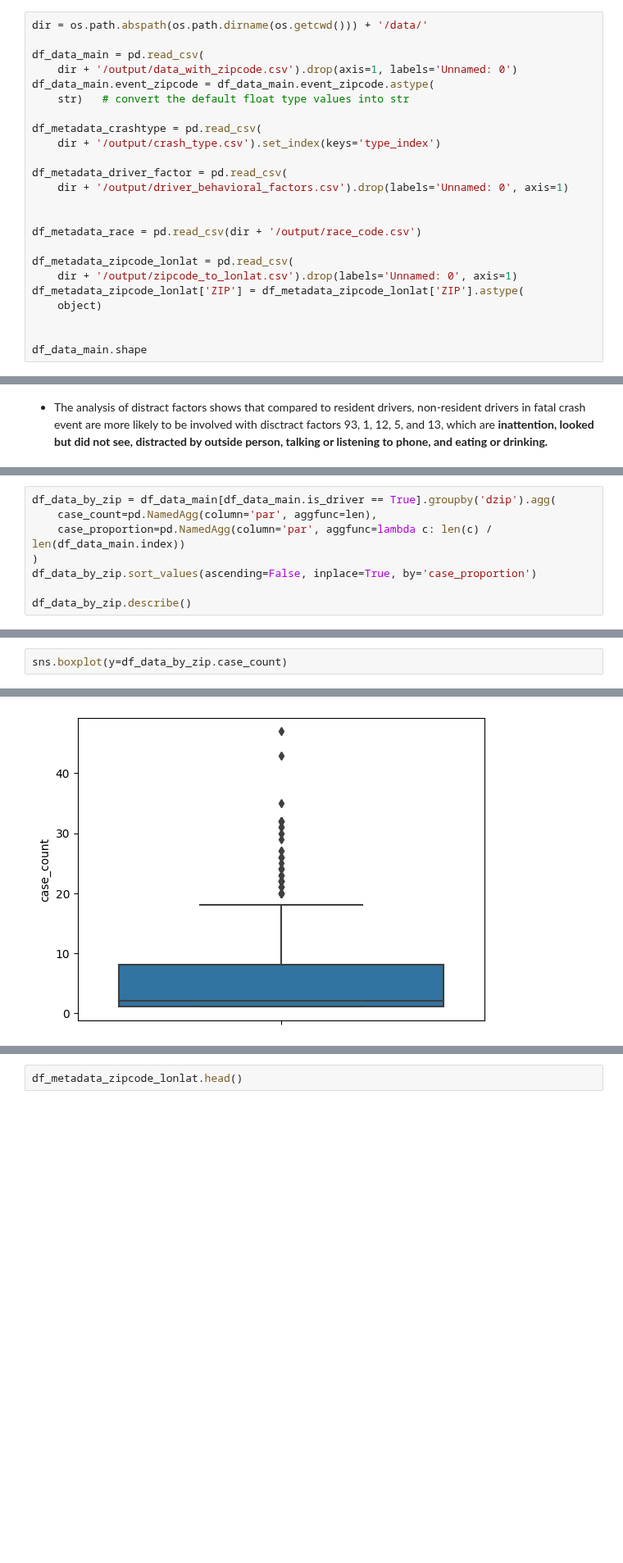
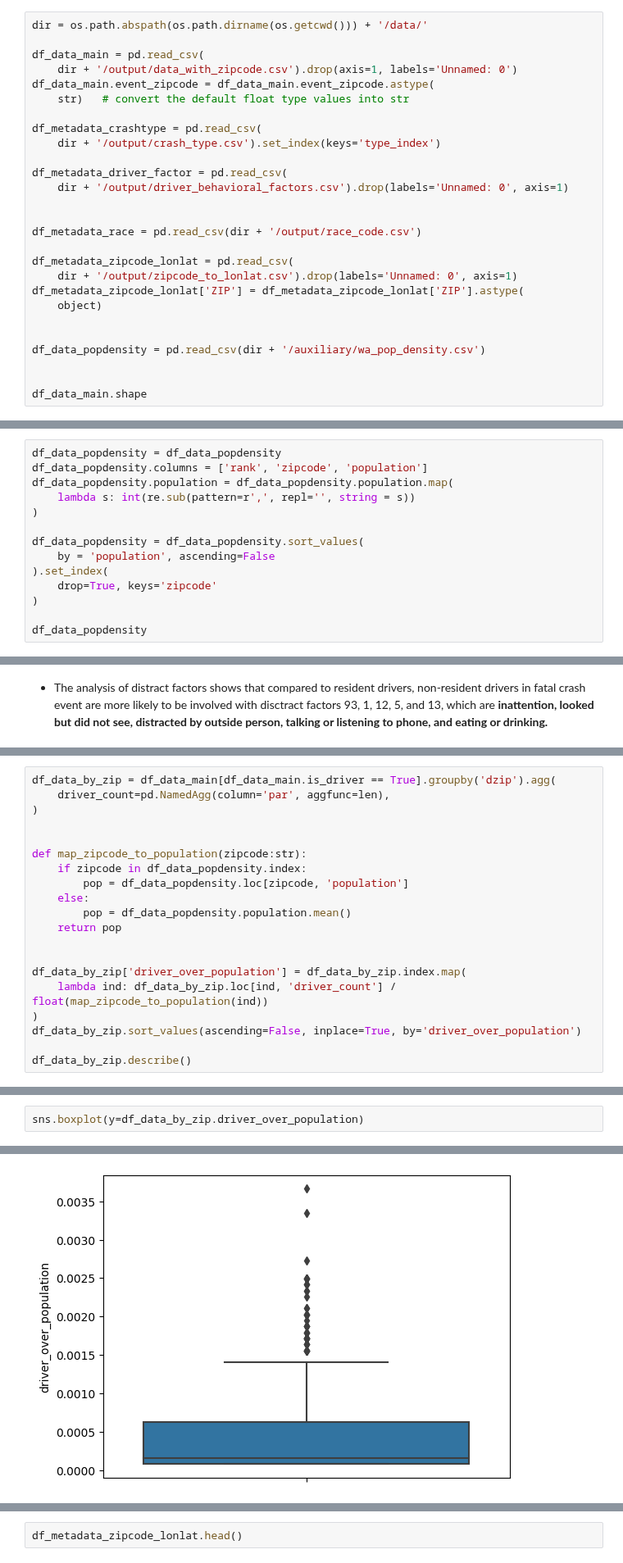
Before and after one commit to Chacoon3/Info-Challenge-2023, a Jupyter notebook: code_py/analysis.ipynb, the cells around one changed output, grey strips where cells are left out. Shown at 82% size. Cells and saved outputs as stored; diff of their text form; blank space fills up the shorter version.

```diff
--- a/code_py/analysis.ipynb
+++ b/code_py/analysis.ipynb
@@ -50,6 +51,9 @@ df_metadata_zipcode_lonlat['ZIP'] = df_metadata_zipcode_lonlat['ZIP'].astype(
     object)
 
 
+df_data_popdensity = pd.read_csv(dir + '/auxiliary/wa_pop_density.csv')
+
+
 df_data_main.shape
 # %% [output]
 Columns (22,23,24,302,304) have mixed types. Specify dtype option on import or set low_memory=False.
@@ -58,0 +67,14 @@ Columns (22,23,24,302,304) have mixed types. Specify dtype option on import or s
+# %%
+df_data_popdensity = df_data_popdensity
+df_data_popdensity.columns = ['rank', 'zipcode', 'population']
+df_data_popdensity.population = df_data_popdensity.population.map(
+    lambda s: int(re.sub(pattern=r',', repl='', string = s))
+)
+
+df_data_popdensity = df_data_popdensity.sort_values(
+    by = 'population', ascending=False
+).set_index(
+    drop=True, keys='zipcode'
+)
+
+df_data_popdensity
@@ -412,9 +448,21 @@ df_distract[:5]
 # %%
 df_data_by_zip = df_data_main[df_data_main.is_driver == True].groupby('dzip').agg(
-    case_count=pd.NamedAgg(column='par', aggfunc=len),
-    case_proportion=pd.NamedAgg(column='par', aggfunc=lambda c: len(c) / len(df_data_main.index))
+    driver_count=pd.NamedAgg(column='par', aggfunc=len),
 )
-df_data_by_zip.sort_values(ascending=False, inplace=True, by='case_proportion')
+
+
+def map_zipcode_to_population(zipcode:str):
+    if zipcode in df_data_popdensity.index:
+        pop = df_data_popdensity.loc[zipcode, 'population']
+    else:
+        pop = df_data_popdensity.population.mean()
+    return pop
+
+
+df_data_by_zip['driver_over_population'] = df_data_by_zip.index.map(
+    lambda ind: df_data_by_zip.loc[ind, 'driver_count'] / float(map_zipcode_to_population(ind))
+)
+df_data_by_zip.sort_values(ascending=False, inplace=True, by='driver_over_population')
 
 df_data_by_zip.describe()
 # %% [output]
@@ -451,3 +499,3 @@ df_highrisk_dzip.head()
 # %%
-sns.boxplot(y=df_data_by_zip.case_count)
+sns.boxplot(y=df_data_by_zip.driver_over_population)
 # %% [output]
@@ -455,2 +503,2 @@ sns.boxplot(y=df_data_by_zip.case_count)
-[figure, old version]
+[figure, new version]
 # %%
```
Also changed, not shown: parts of 12 cells of this notebook, 1 other file.
